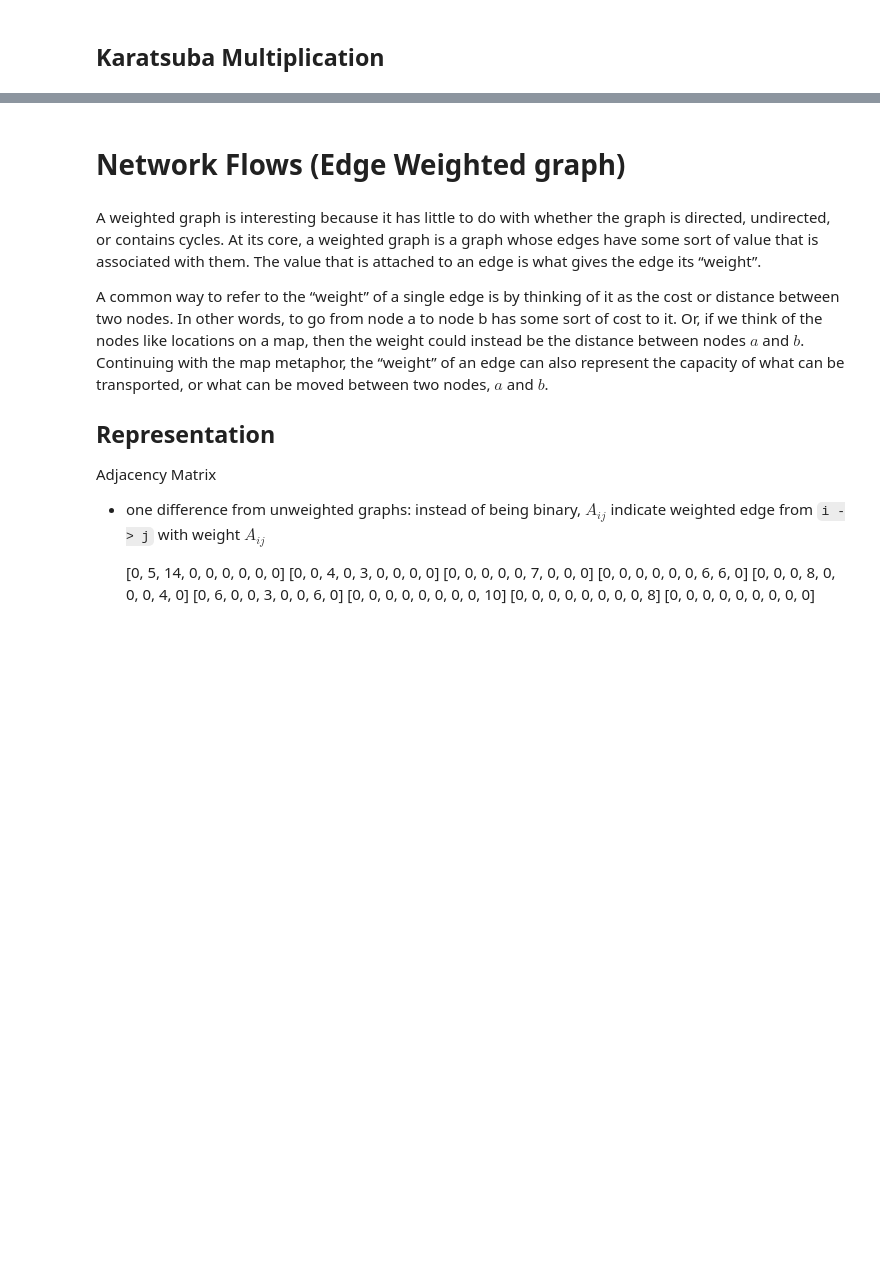
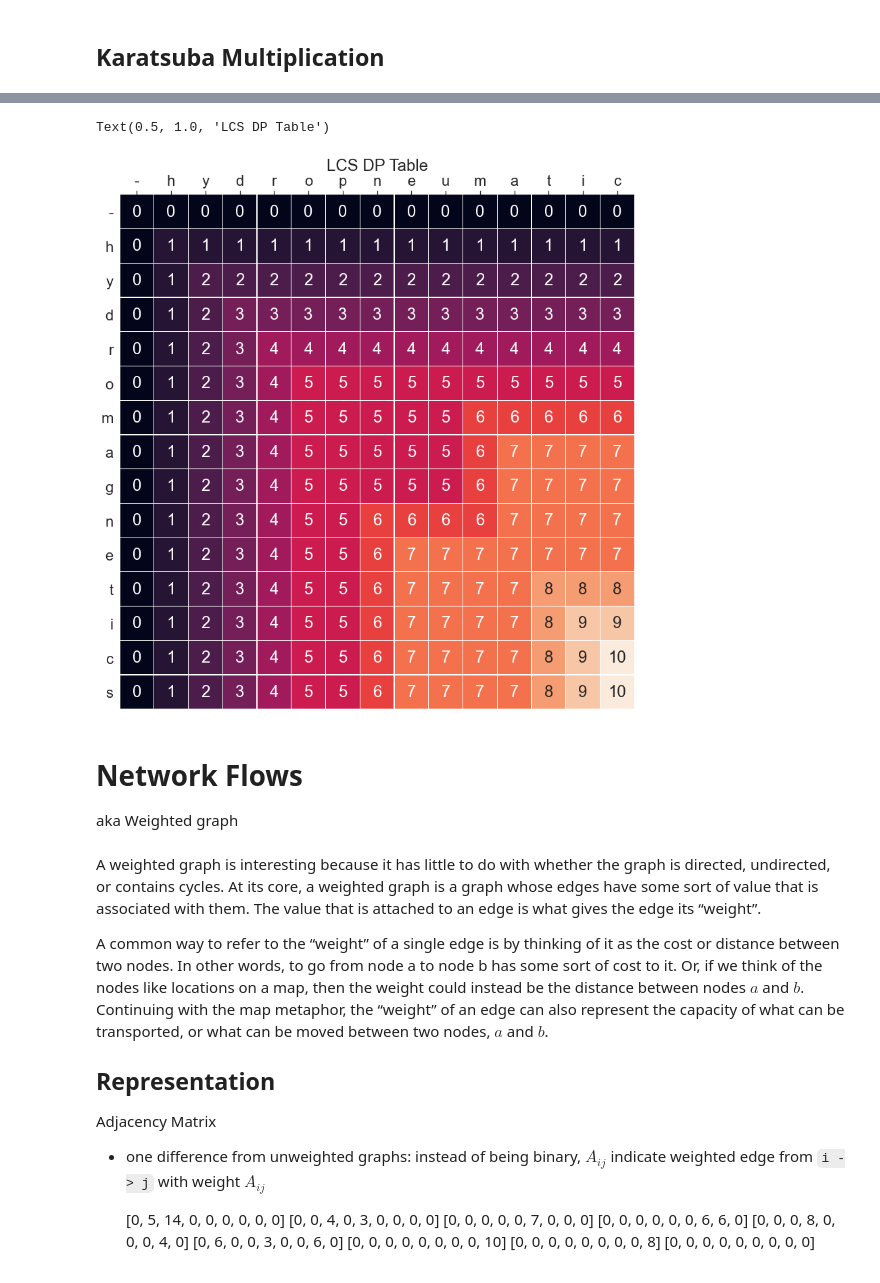
Before and after one commit to kaihirota/Problem-Solving, a Jupyter notebook: Algorithms.ipynb, the cells around one changed output, grey strips where cells are left out. Drawn from its saved outputs; the diff is of its cells as text; code cells hidden in the pictures; blank space fills up the shorter version.

```diff
--- a/Algorithms.ipynb
+++ b/Algorithms.ipynb
@@ -574,0 +815,7 @@ def karat(x,y):
+# %%
+v = [1, 6, 18, 22, 28]
+w = [1, 2, 5, 6, 7]
+W = 11
+
+df = pd.DataFrame({'values': v, 'weights': w})
+df.transpose()
@@ -575,5 +1020,37 @@ def karat(x,y):
+# %%
+class Solution:
+    def longestCommonSubsequence(self, text1: str, text2: str):
+        dp = [[0] * (len(text2) + 1) for _ in range(len(text1) + 1)]
+
+        for i in range(len(text1)):
+            for j in range(len(text2)):
+                if text1[i] == text2[j]:
+                    dp[i + 1][j + 1] = 1 + dp[i][j]
+                else:
+                    dp[i + 1][j + 1] = max(dp[i][j + 1], dp[i + 1][j])
+        return dp
+
+
+text1 = "hydromagnetics"
+text2 = "hydropneumatic"
+dp = Solution().longestCommonSubsequence(text1, text2)
+assert dp[-1][-1] == 10
+# %%
+df = pd.DataFrame(dp, index=list('-' + text1), columns=list('-' + text2))
+
+fig, ax = plt.subplots(figsize=(14, 14))
+g = sns.heatmap(df, annot=True, linewidths=.2, ax=ax, square=True, cbar=False)
+ax.xaxis.set_ticks_position('top')
+sns.set(font_scale=2)
+plt.yticks(rotation=0)
+plt.title('LCS DP Table')
+# %% [output]
+Text(0.5, 1.0, 'LCS DP Table')
+[figure, added]
 # %% [markdown]
-# Network Flows (Edge Weighted graph)
+# Network Flows
+
+aka Weighted graph
 # %% [markdown]
 A weighted graph is interesting because it has little to do with whether the graph is directed, undirected, or contains cycles. At its core, a weighted graph is a graph whose edges have some sort of value that is associated with them. The value that is attached to an edge is what gives the edge its “weight”.
 
```
Also changed, not shown: parts of 54 cells of this notebook, 5 other files.
